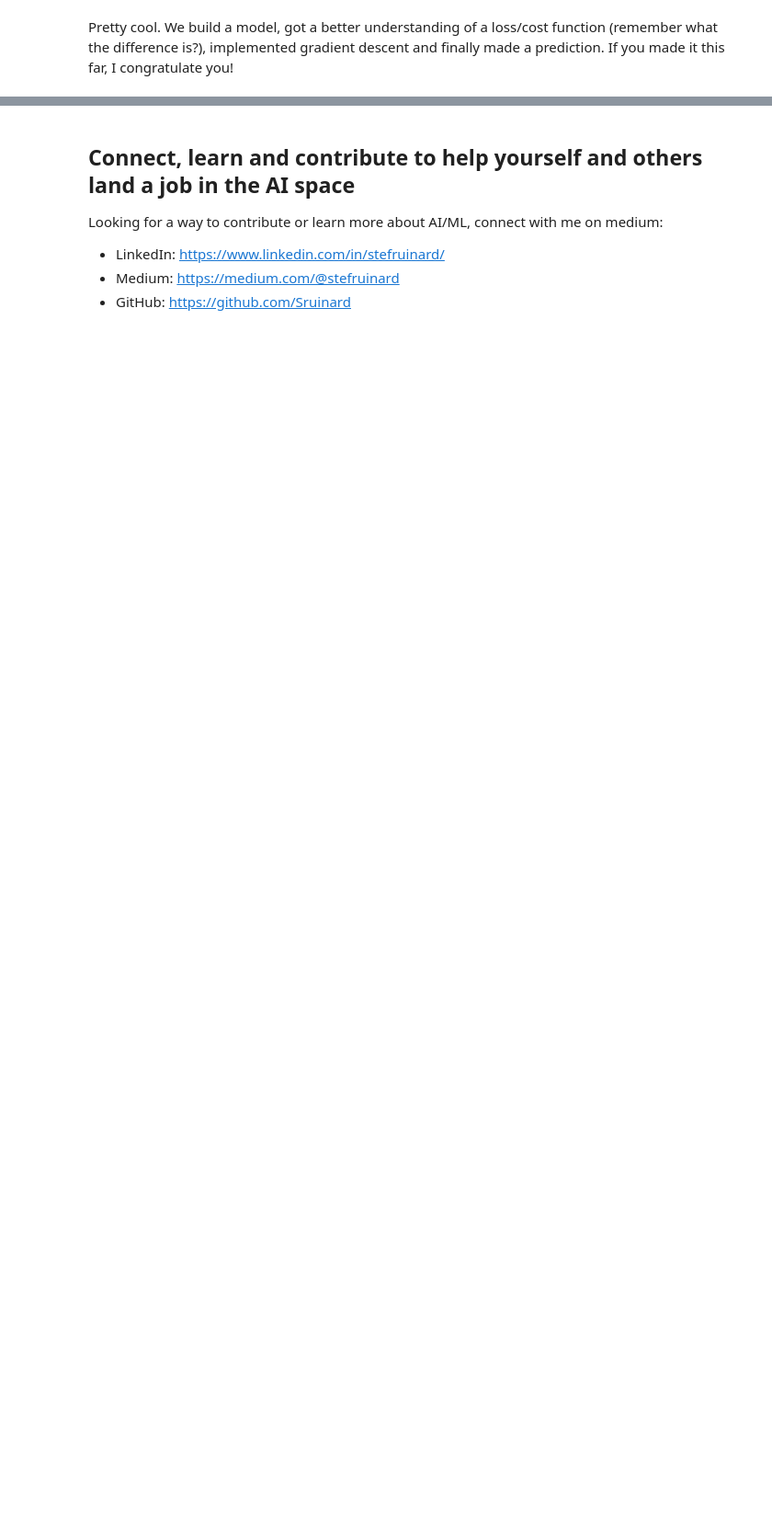
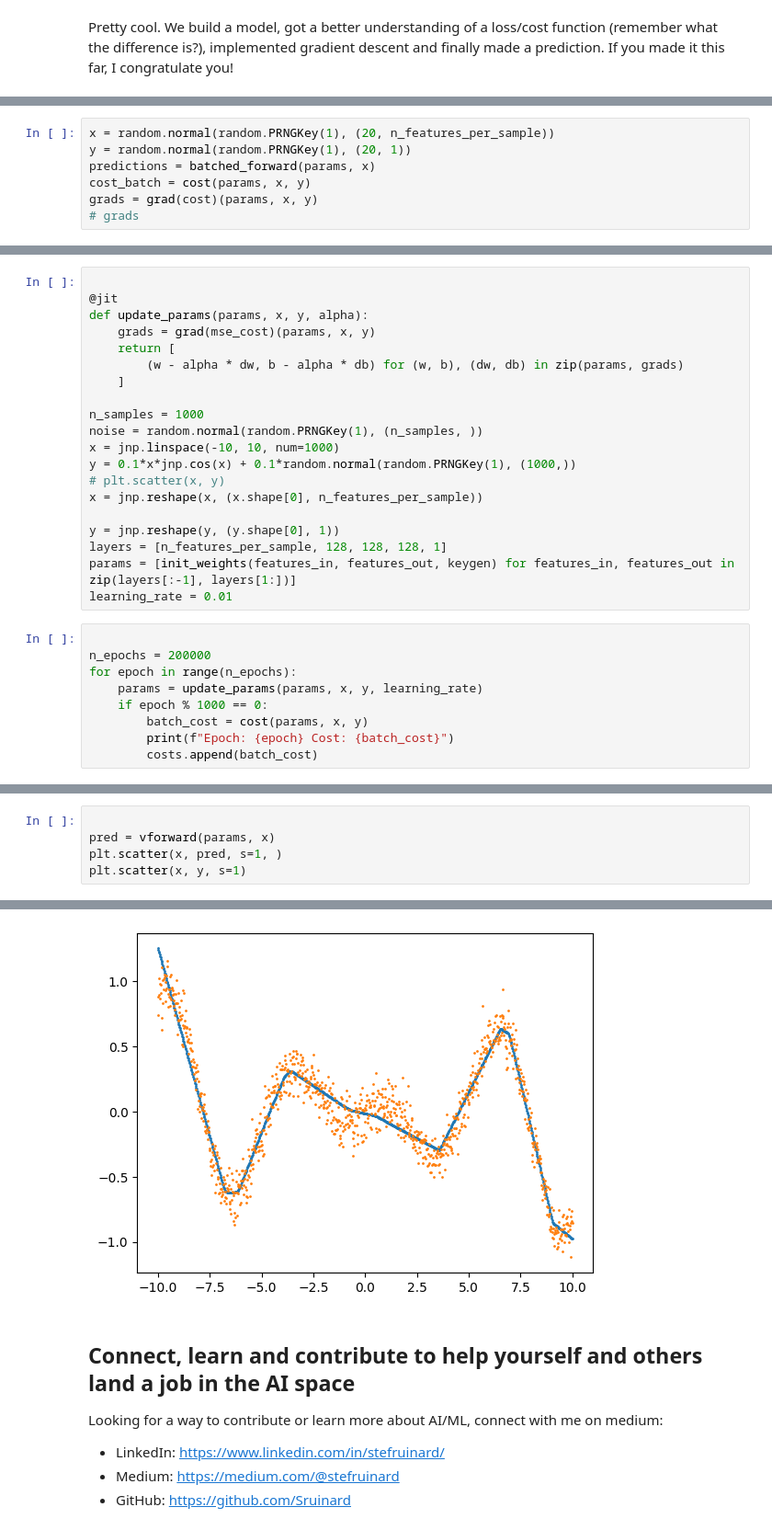
Before and after one commit to Sruinard/machine_learning_novice, a Jupyter notebook: introduction_to_deep_learning_with_jax/training_a_linear_model_from_scratch_with_jax.ipynb, the cells around one changed output, grey strips where cells are left out. Shown at 92% size. Drawn from its saved outputs; the diff is of its cells as text; blank space fills up the shorter version.

```diff
--- a/introduction_to_deep_learning_with_jax/training_a_linear_model_from_scratch_with_jax.ipynb
+++ b/introduction_to_deep_learning_with_jax/training_a_linear_model_from_scratch_with_jax.ipynb
@@ -219,0 +318,7 @@ Pretty cool. We build a model, got a better understanding of a loss/cost functio
+# %%
+x = random.normal(random.PRNGKey(1), (20, n_features_per_sample))
+y = random.normal(random.PRNGKey(1), (20, 1))
+predictions = batched_forward(params, x)
+cost_batch = cost(params, x, y)
+grads = grad(cost)(params, x, y)
+# grads
@@ -219,0 +412,29 @@ Pretty cool. We build a model, got a better understanding of a loss/cost functio
+# %%
+
+@jit
+def update_params(params, x, y, alpha):
+    grads = grad(mse_cost)(params, x, y)
+    return [
+        (w - alpha * dw, b - alpha * db) for (w, b), (dw, db) in zip(params, grads)
+    ]
+
+n_samples = 1000
+noise = random.normal(random.PRNGKey(1), (n_samples, ))
+x = jnp.linspace(-10, 10, num=1000)
+y = 0.1*x*jnp.cos(x) + 0.1*random.normal(random.PRNGKey(1), (1000,))
+# plt.scatter(x, y)
+x = jnp.reshape(x, (x.shape[0], n_features_per_sample))
+
+y = jnp.reshape(y, (y.shape[0], 1))
+layers = [n_features_per_sample, 128, 128, 128, 1]
+params = [init_weights(features_in, features_out, keygen) for features_in, features_out in zip(layers[:-1], layers[1:])]
+learning_rate = 0.01
+# %%
+
+n_epochs = 200000
+for epoch in range(n_epochs):
+    params = update_params(params, x, y, learning_rate)
+    if epoch % 1000 == 0:
+        batch_cost = cost(params, x, y)
+        print(f"Epoch: {epoch} Cost: {batch_cost}")
+        costs.append(batch_cost)
@@ -219,0 +459,6 @@ Pretty cool. We build a model, got a better understanding of a loss/cost functio
+# %%
+
+pred = vforward(params, x)
+plt.scatter(x, pred, s=1, )
+plt.scatter(x, y, s=1)
+# %% [output]
@@ -220,3 +466,4 @@ Pretty cool. We build a model, got a better understanding of a loss/cost functio
+[figure, added]
 # %% [markdown]
 ## Connect, learn and contribute to help yourself and others land a job in the AI space
 
```
Also changed, not shown: parts of 16 cells of this notebook, 4 other files.
